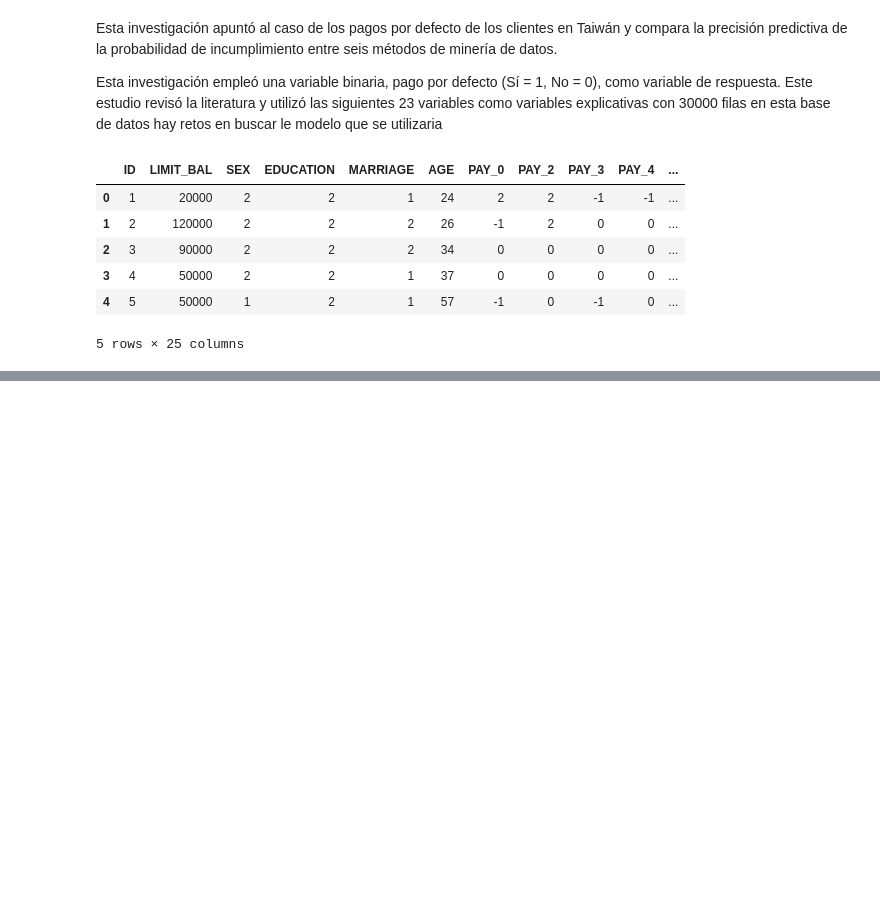
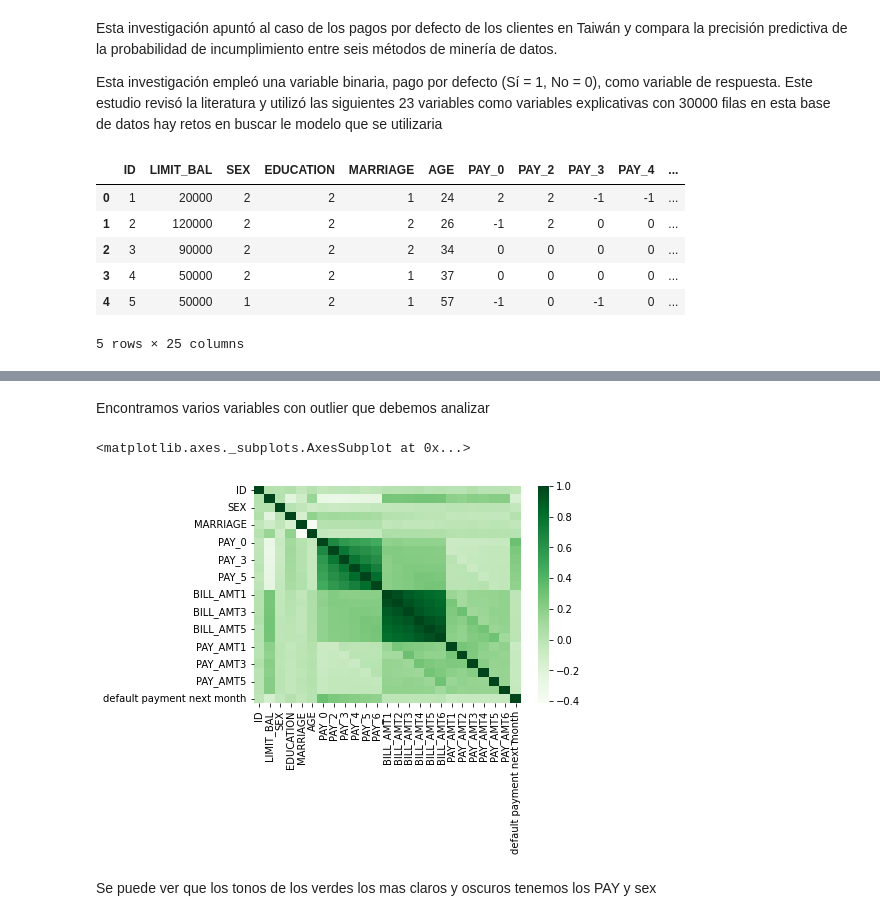
Before and after one commit to raquelkimberly/Analisis-de-base-de-datos, a Jupyter notebook: Prediccion_de_diabetes.ipynb, the cells around one changed output, grey strips where cells are left out. Drawn from its saved outputs; the diff is of its cells as text; code cells hidden in the pictures; blank space fills up the shorter version.

```diff
--- a/Prediccion_de_diabetes.ipynb
+++ b/Prediccion_de_diabetes.ipynb
@@ -49,0 +92,10 @@ df.head()
+# %% [markdown]
+Encontramos varios variables con outlier que debemos analizar
+# %%
+corr=df.corr()
+sns.heatmap(corr, cmap = 'Greens')
+# %% [output]
+<matplotlib.axes._subplots.AxesSubplot at 0x...>
+[figure, added]
+# %% [markdown]
+Se puede ver que los tonos de los verdes los mas claros y oscuros tenemos los PAY y sex
```
Also changed, not shown: parts of 8 cells of this notebook.
